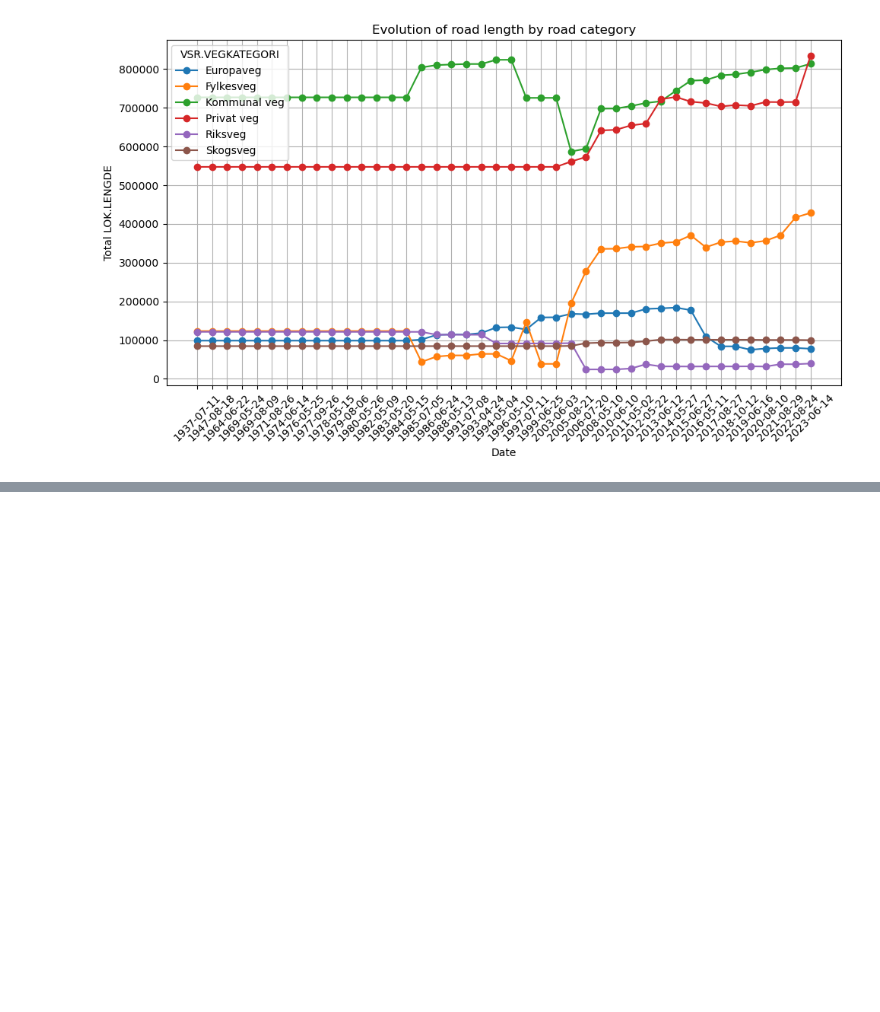
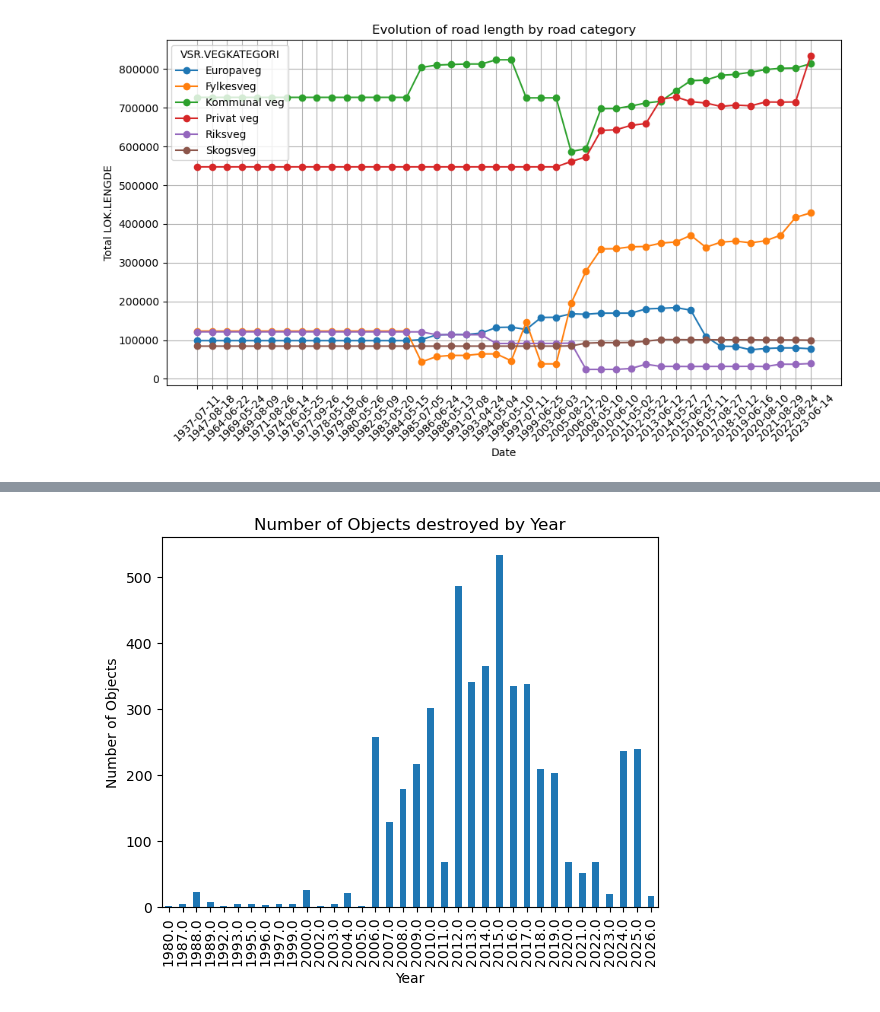
Before and after one commit to leolibe/master_thesis, a Jupyter notebook: data_processing/02.Validation/raw_data_processing.ipynb, the cells around one changed output, grey strips where cells are left out. Cells and saved outputs as stored; diff of their text form; code cells hidden in the pictures; blank space fills up the shorter version.

```diff
--- a/data_processing/02.Validation/raw_data_processing.ipynb
+++ b/data_processing/02.Validation/raw_data_processing.ipynb
@@ -1157,0 +190,10 @@ pd.DataFrame(outflow_b_c_AB).to_excel(personnal_path + "Project-TEP4290\\data\\0
+# %%
+general_dataset_objid_datetime_slutt = pd.to_datetime(general_dataset_objid["OBJ.SLUTTDATO"])
+counts = general_dataset_objid_datetime_slutt.groupby(general_dataset_objid_datetime_slutt.dt.year).size()
+counts.plot(kind="bar")
+plt.xlabel("Year")
+plt.ylabel("Number of Objects")
+plt.title("Number of Objects destroyed by Year")
+plt.show()
+# %% [output]
+[figure, added]
```
Also changed, not shown: parts of 106 cells of this notebook.
